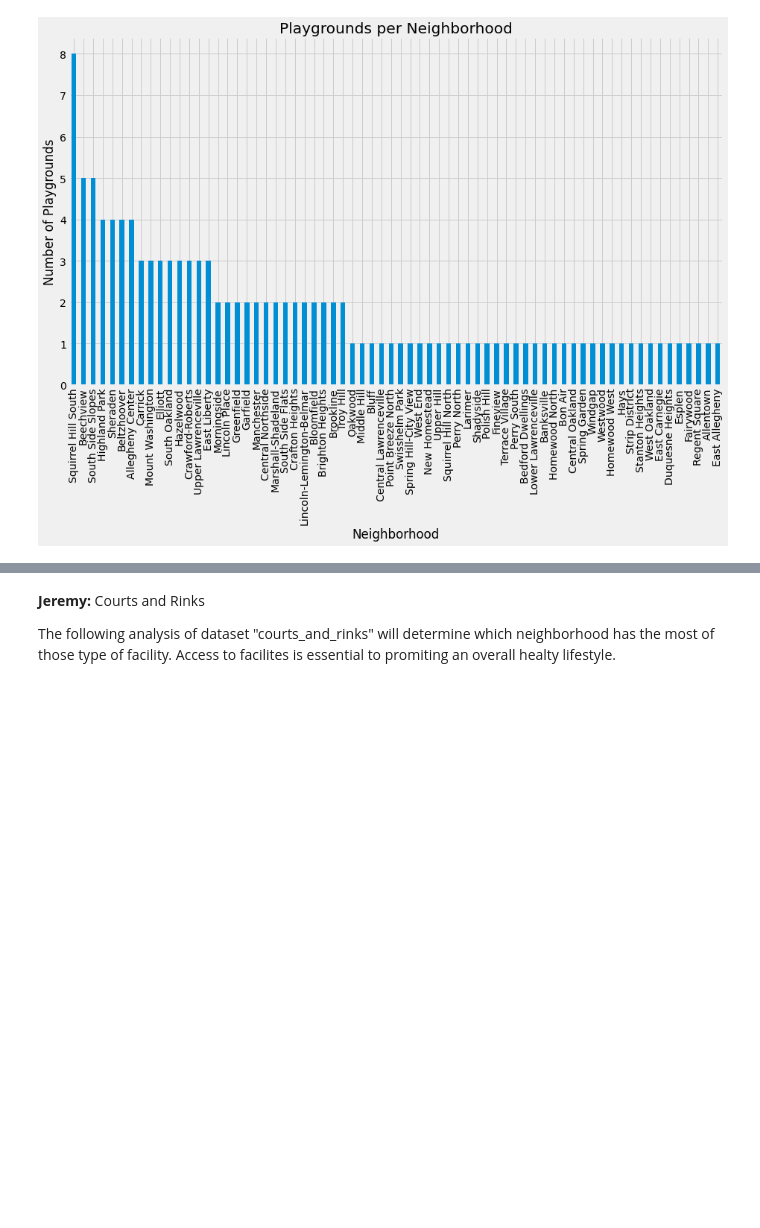
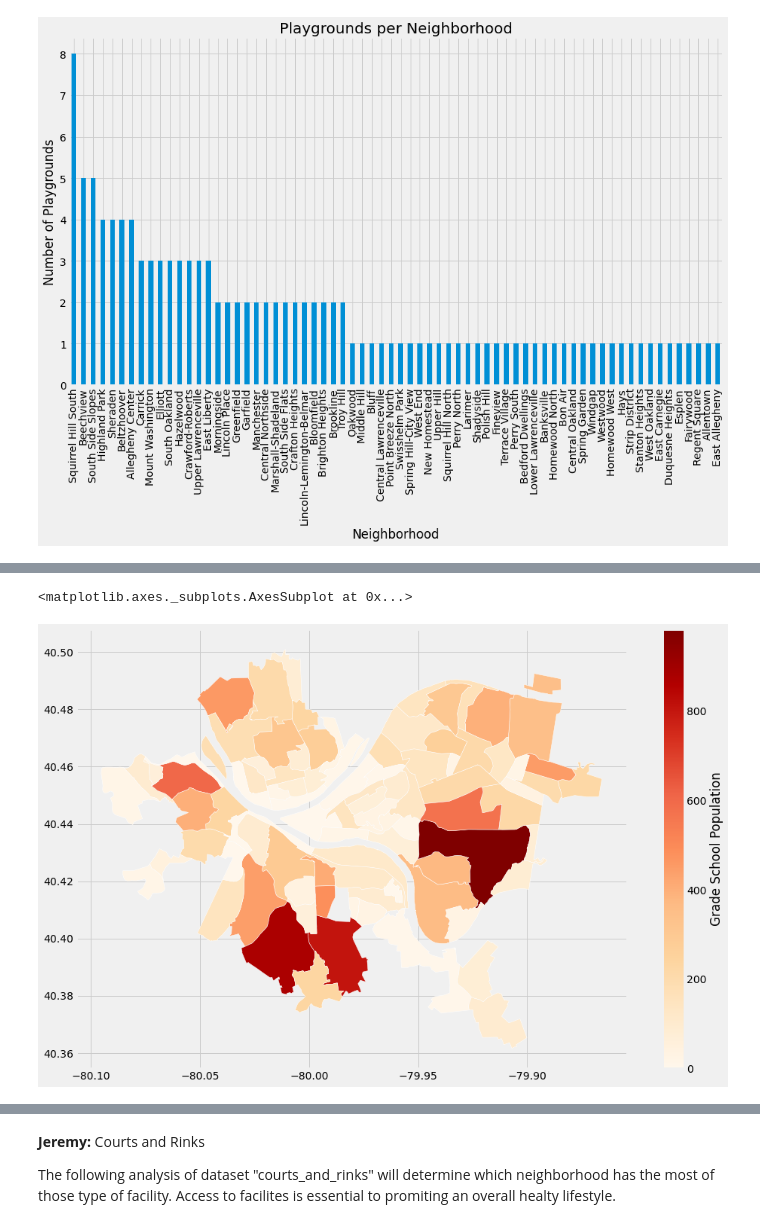
Before and after one commit to SodiKroehler/CS0010_Final_Project, a Jupyter notebook: group26_final.ipynb, the cells around one changed output, grey strips where cells are left out. Drawn from its saved outputs; the diff is of its cells as text; code cells hidden in the pictures; blank space fills up the shorter version.

```diff
--- a/group26_final.ipynb
+++ b/group26_final.ipynb
@@ -24,0 +55,12 @@ Text(0, 0.5, 'Number of Playgrounds')
+# %%
+gs_map = neighborhoods.merge(k, how='left', left_on='hood', right_on='Neighborhood')
+gs_map.plot(column='total',
+              cmap='OrRd',
+              edgecolor="white",
+               legend=True,
+               legend_kwds={'label': "Grade School Population"},
+                figsize=(15, 10),
+           )
+# %% [output]
+<matplotlib.axes._subplots.AxesSubplot at 0x...>
+[figure, added]
```
Also changed, not shown: parts of 15 cells of this notebook, 1 other file.
